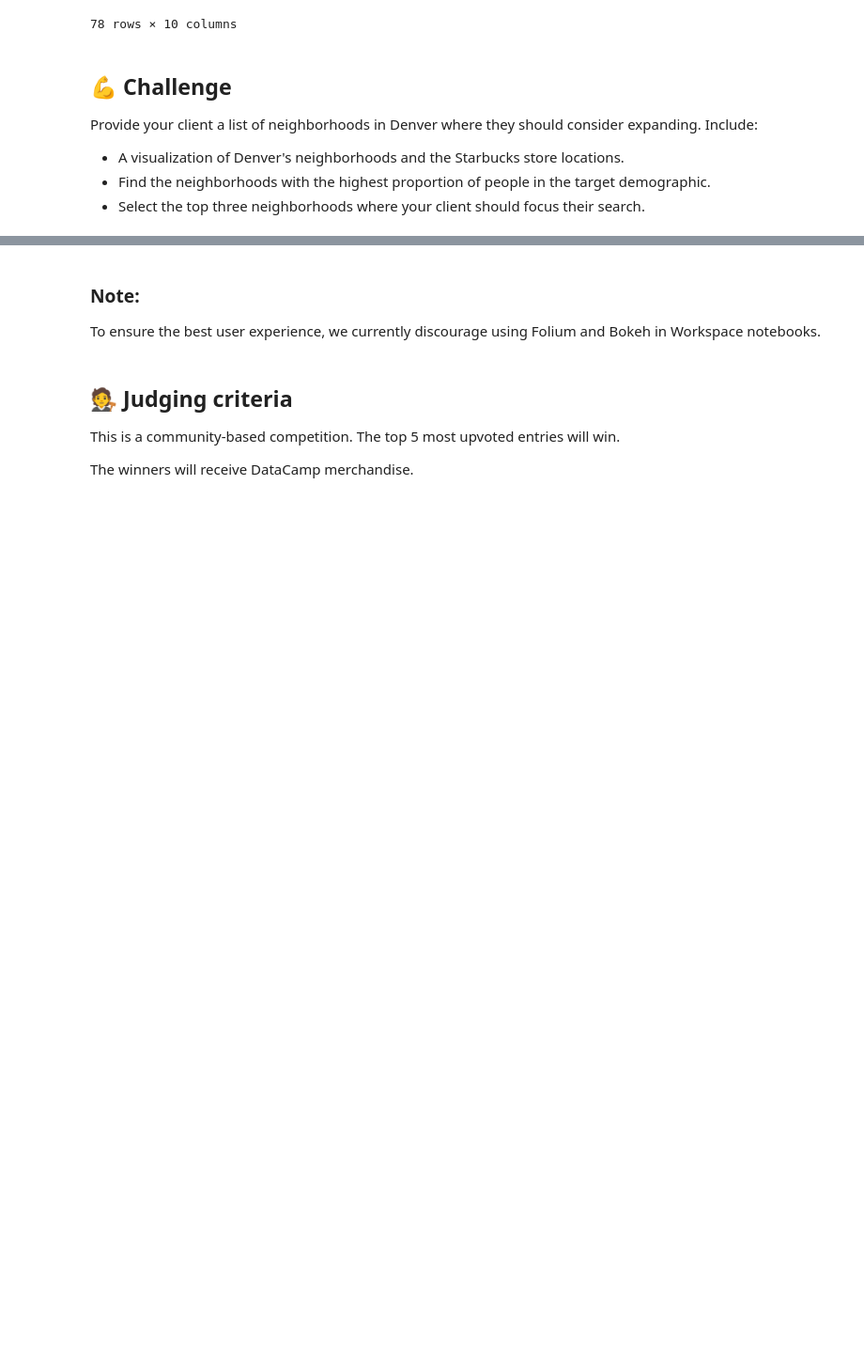
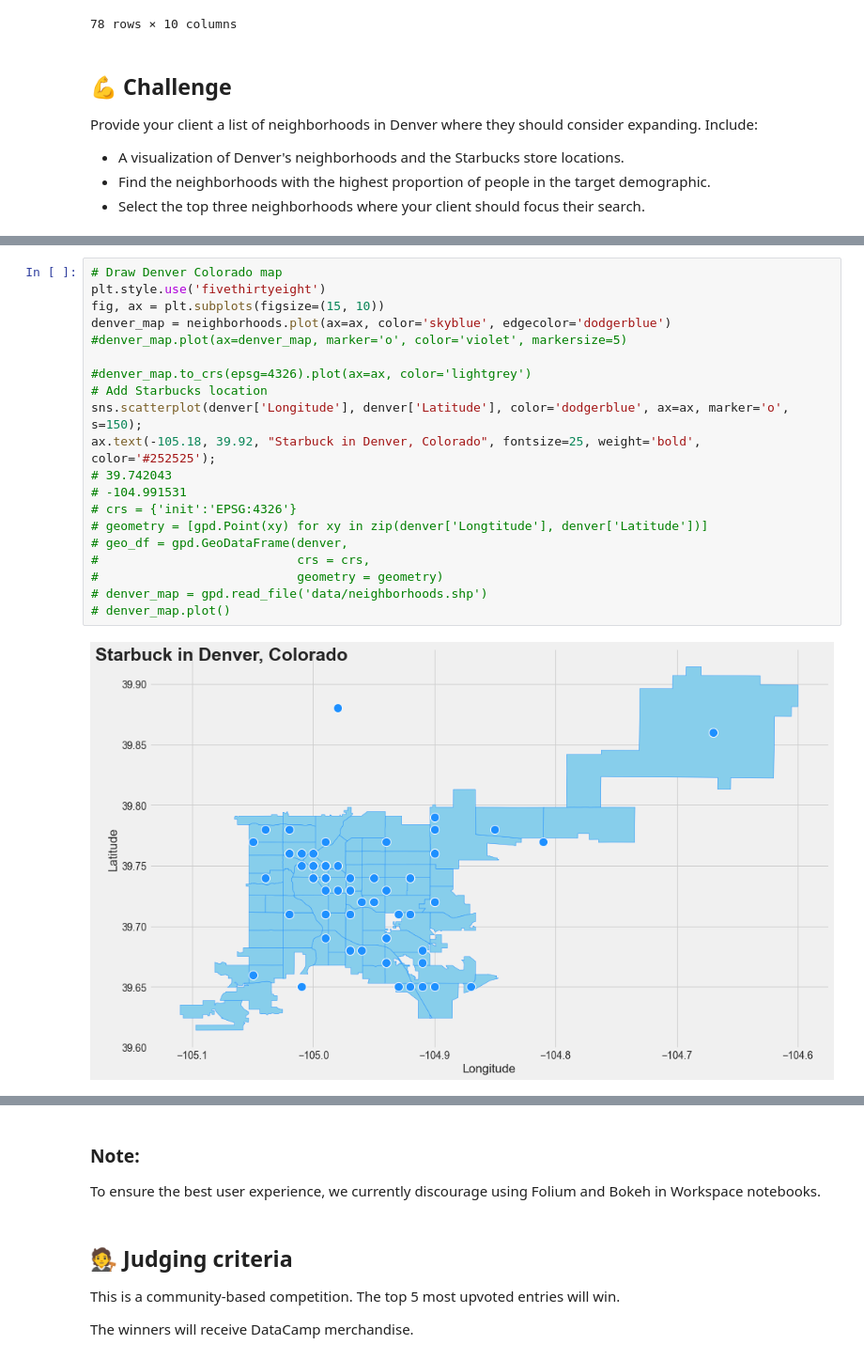
Before and after one commit to MihoRosenberg/Starbucks, a Jupyter notebook: notebook (2).ipynb, the cells around one changed output, grey strips where cells are left out. Shown at 94% size. Drawn from its saved outputs; the diff is of its cells as text; blank space fills up the shorter version.

```diff
--- a/notebook (2).ipynb
+++ b/notebook (2).ipynb
@@ -100,0 +205,22 @@ Provide your client a list of neighborhoods in Denver where they should consider
+# %%
+# Draw Denver Colorado map
+plt.style.use('fivethirtyeight')
+fig, ax = plt.subplots(figsize=(15, 10))
+denver_map = neighborhoods.plot(ax=ax, color='skyblue', edgecolor='dodgerblue')
+#denver_map.plot(ax=denver_map, marker='o', color='violet', markersize=5)
+
+#denver_map.to_crs(epsg=4326).plot(ax=ax, color='lightgrey')
+# Add Starbucks location
+sns.scatterplot(denver['Longitude'], denver['Latitude'], color='dodgerblue', ax=ax, marker='o', s=150);
+ax.text(-105.18, 39.92, "Starbuck in Denver, Colorado", fontsize=25, weight='bold', color='#252525');
+# 39.742043
+# -104.991531
+# crs = {'init':'EPSG:4326'}
+# geometry = [gpd.Point(xy) for xy in zip(denver['Longtitude'], denver['Latitude'])]
+# geo_df = gpd.GeoDataFrame(denver,
+#                           crs = crs,
+#                           geometry = geometry)
+# denver_map = gpd.read_file('data/neighborhoods.shp')
+# denver_map.plot()
+# %% [output]
+[figure, added]
```
Also changed, not shown: parts of 13 cells of this notebook.
